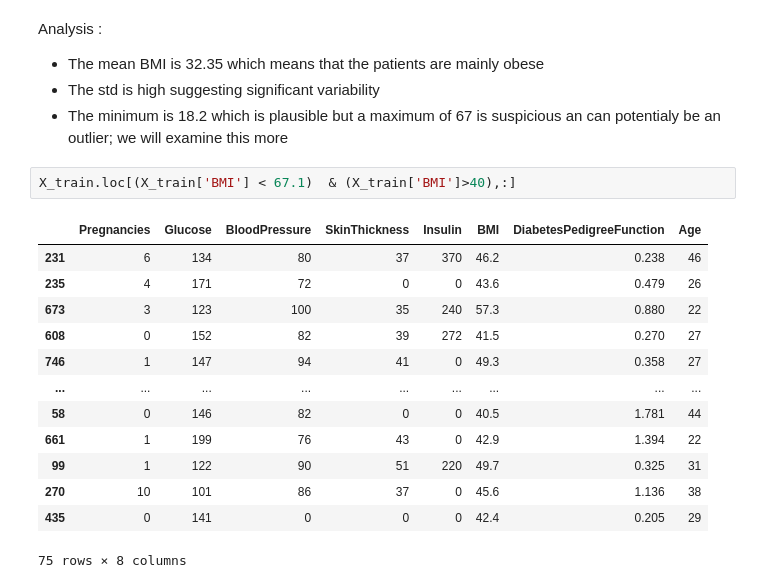
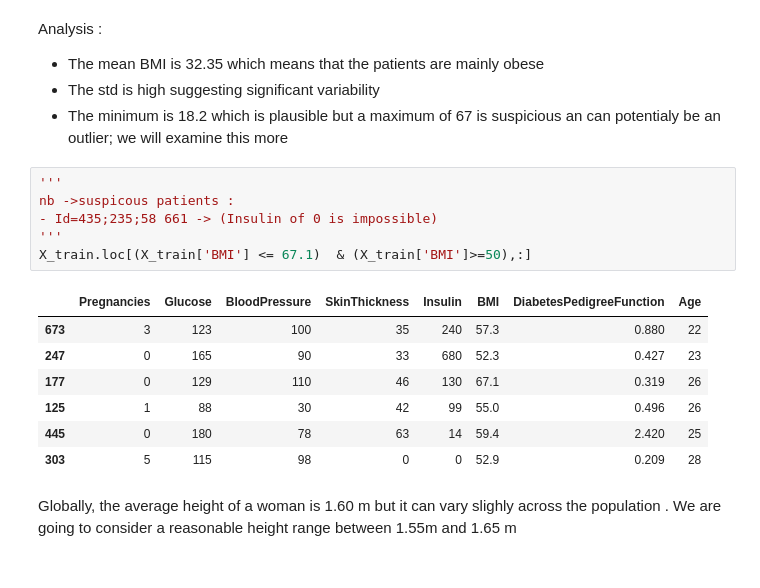
Before and after one commit to Yousseflaoufir12/Diabetes-Risk-Prediction, a Jupyter notebook: diabetes.ipynb, the cells around one changed output. Drawn from its saved outputs; the diff is of its cells as text.

```diff
--- a/diabetes.ipynb
+++ b/diabetes.ipynb
@@ -1783,18 +1806,18 @@ Analysis :
 - The std is high suggesting significant variability
 - The minimum is 18.2 which is plausible but a maximum of 67 is suspicious an can potentialy be an outlier;  we will examine this more
 # %%
-X_train.loc[(X_train['BMI'] < 67.1)  & (X_train['BMI']>40),:]
+'''
+nb ->suspicous patients :
+- Id=435;235;58 661 -> (Insulin of 0 is impossible)
+'''
+X_train.loc[(X_train['BMI'] <= 67.1)  & (X_train['BMI']>=50),:]
 # %% [output]
 |  | Pregnancies | Glucose | BloodPressure | SkinThickness | Insulin | BMI | DiabetesPedigreeFunction | Age |
-| 231 | 6 | 134 | 80 | 37 | 370 | 46.2 | 0.238 | 46 |
-| 235 | 4 | 171 | 72 | 0 | 0 | 43.6 | 0.479 | 26 |
 | 673 | 3 | 123 | 100 | 35 | 240 | 57.3 | 0.880 | 22 |
-| 608 | 0 | 152 | 82 | 39 | 272 | 41.5 | 0.270 | 27 |
-| 746 | 1 | 147 | 94 | 41 | 0 | 49.3 | 0.358 | 27 |
-| ... | ... | ... | ... | ... | ... | ... | ... | ... |
-| 58 | 0 | 146 | 82 | 0 | 0 | 40.5 | 1.781 | 44 |
-| 661 | 1 | 199 | 76 | 43 | 0 | 42.9 | 1.394 | 22 |
-| 99 | 1 | 122 | 90 | 51 | 220 | 49.7 | 0.325 | 31 |
-| 270 | 10 | 101 | 86 | 37 | 0 | 45.6 | 1.136 | 38 |
-| 435 | 0 | 141 | 0 | 0 | 0 | 42.4 | 0.205 | 29 |
+| 247 | 0 | 165 | 90 | 33 | 680 | 52.3 | 0.427 | 23 |
+| 177 | 0 | 129 | 110 | 46 | 130 | 67.1 | 0.319 | 26 |
+| 125 | 1 | 88 | 30 | 42 | 99 | 55.0 | 0.496 | 26 |
+| 445 | 0 | 180 | 78 | 63 | 14 | 59.4 | 2.420 | 25 |
+| 303 | 5 | 115 | 98 | 0 | 0 | 52.9 | 0.209 | 28 |
-75 rows × 8 columns
+# %% [markdown]
+Globally, the average height of a woman is 1.60 m but it can vary slighly across the population . We are going to consider a reasonable height range between 1.55m and 1.65 m
```
Also changed, not shown: parts of 59 cells of this notebook.
